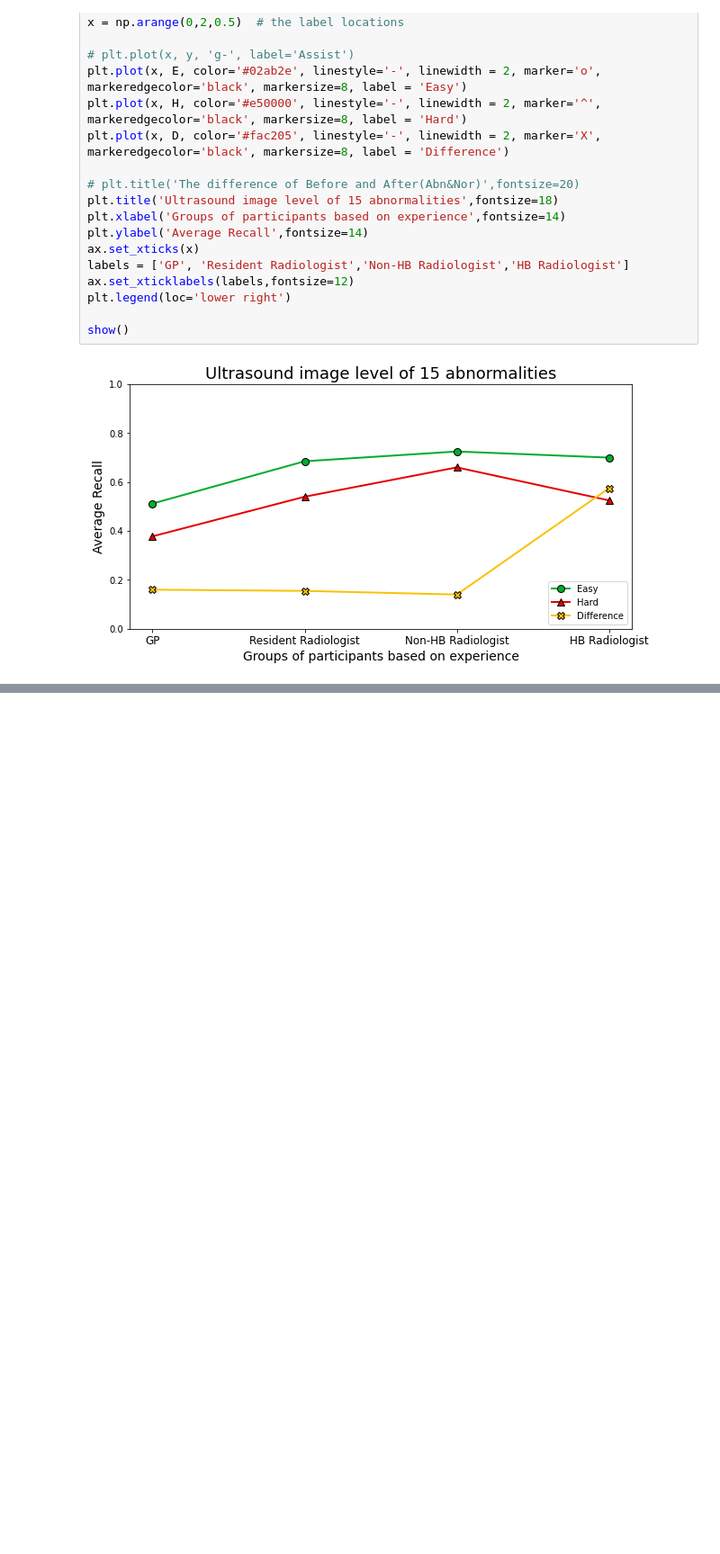
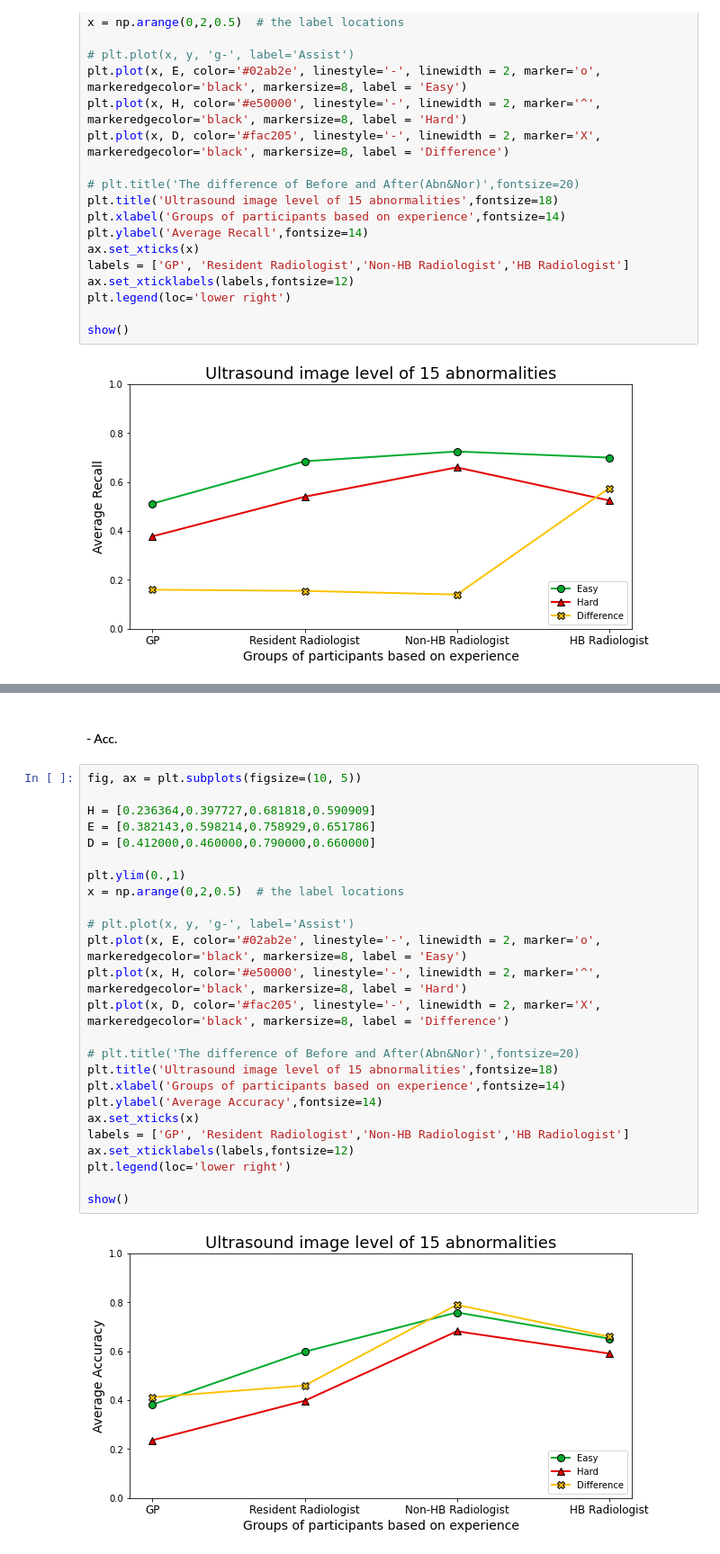
Before and after one commit to Peckkie/Experiment_Evaluation_CCA, a Jupyter notebook: Graph_forPaper.ipynb, the cells around one changed output, grey strips where cells are left out. Shown at 90% size. Saved outputs shown, nothing was run; the diff lists cells and outputs as text; blank space fills up the shorter version.

Commit message:
Update graph Unassisted easy hard

```diff
--- a/Graph_forPaper.ipynb
+++ b/Graph_forPaper.ipynb
@@ -670,0 +761,29 @@ show()
+# %% [markdown]
+#### - Acc.
+# %%
+fig, ax = plt.subplots(figsize=(10, 5))
+
+H = [0.236364,0.397727,0.681818,0.590909]
+E = [0.382143,0.598214,0.758929,0.651786]
+D = [0.412000,0.460000,0.790000,0.660000]
+
+plt.ylim(0.,1)
+x = np.arange(0,2,0.5)  # the label locations
+
+# plt.plot(x, y, 'g-', label='Assist')
+plt.plot(x, E, color='#02ab2e', linestyle='-', linewidth = 2, marker='o', markeredgecolor='black', markersize=8, label = 'Easy')
+plt.plot(x, H, color='#e50000', linestyle='-', linewidth = 2, marker='^', markeredgecolor='black', markersize=8, label = 'Hard')
+plt.plot(x, D, color='#fac205', linestyle='-', linewidth = 2, marker='X', markeredgecolor='black', markersize=8, label = 'Difference')
+
+# plt.title('The difference of Before and After(Abn&Nor)',fontsize=20)
+plt.title('Ultrasound image level of 15 abnormalities',fontsize=18)
+plt.xlabel('Groups of participants based on experience',fontsize=14)
+plt.ylabel('Average Accuracy',fontsize=14)
+ax.set_xticks(x)
+labels = ['GP', 'Resident Radiologist','Non-HB Radiologist','HB Radiologist']
+ax.set_xticklabels(labels,fontsize=12)
+plt.legend(loc='lower right')
+
+show()
+# %% [output]
+[figure, added]
```
Also changed, not shown: parts of 17 cells of this notebook.
